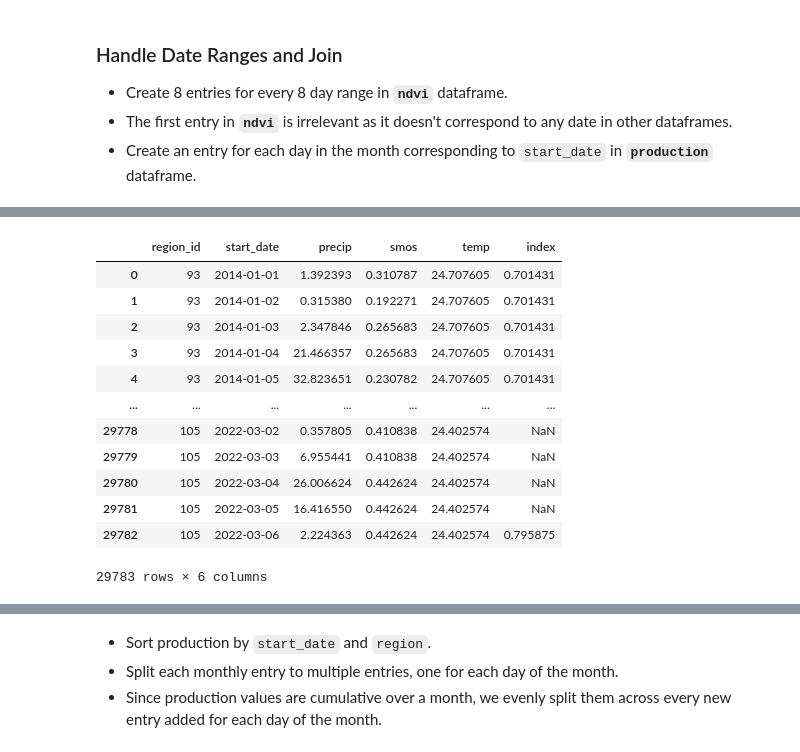
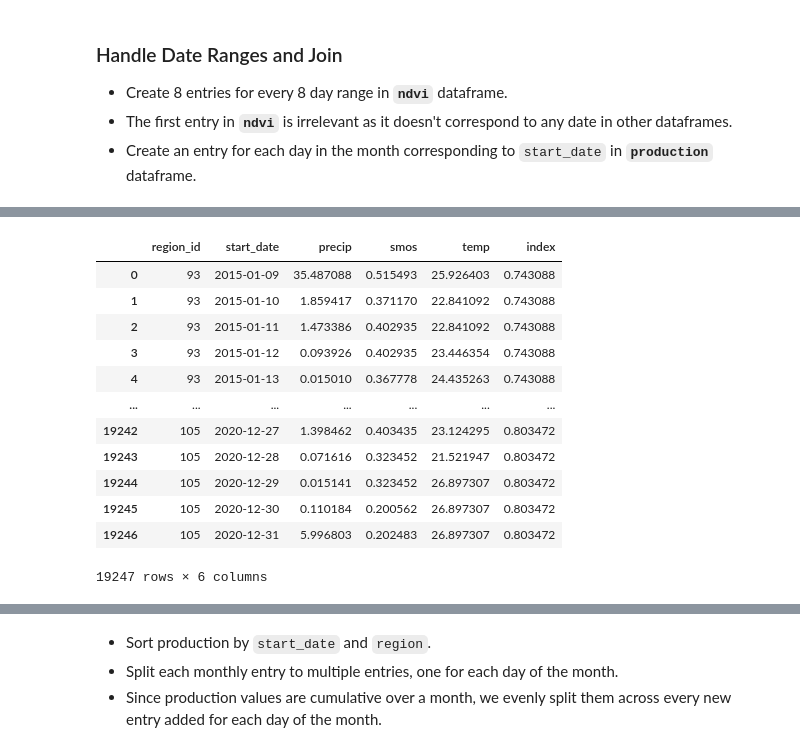
Before and after one commit to codexceed/MS-CS, a Jupyter notebook: Courses/Database Systems/Final Project/ml/Grople Syrup DB to ML.ipynb, the cells around one changed output, grey strips where cells are left out. Cells and saved outputs as stored; diff of their text form; code cells hidden in the pictures.

```diff
--- a/Courses/Database Systems/Final Project/ml/Grople Syrup DB to ML.ipynb
+++ b/Courses/Database Systems/Final Project/ml/Grople Syrup DB to ML.ipynb
@@ -8,7 +8,7 @@ from sqlalchemy import create_engine
 # %% [markdown]
 ## Setup DB
 # %%
-grople_db = create_engine("sqlite:///../db/grople.db")
+grople_db = create_engine("sqlite:///../grople.db")
 # %% [markdown]
 ## Data Analysis
 # %%
@@ -211,23 +254,23 @@ merge_ndvi = merge_ndvi.drop(columns="start_date")
 # %%
 ## Join NDVI to others
 joint_ndvi_df = pd.merge(joint_df,
                     merge_ndvi,
-                    how="left",
+                    how="inner",
                     left_on=["start_date", "region_id"],
                     right_on=["curr_date", "region_id"])
 joint_ndvi_df = joint_ndvi_df.drop(columns="curr_date")
 joint_ndvi_df
 # %% [output]
 |  | region_id | start_date | precip | smos | temp | index |
-| 0 | 93 | 2014-01-01 | 1.392393 | 0.310787 | 24.707605 | 0.701431 |
-| 1 | 93 | 2014-01-02 | 0.315380 | 0.192271 | 24.707605 | 0.701431 |
-| 2 | 93 | 2014-01-03 | 2.347846 | 0.265683 | 24.707605 | 0.701431 |
-| 3 | 93 | 2014-01-04 | 21.466357 | 0.265683 | 24.707605 | 0.701431 |
-| 4 | 93 | 2014-01-05 | 32.823651 | 0.230782 | 24.707605 | 0.701431 |
+| 0 | 93 | 2015-01-09 | 35.487088 | 0.515493 | 25.926403 | 0.743088 |
+| 1 | 93 | 2015-01-10 | 1.859417 | 0.371170 | 22.841092 | 0.743088 |
+| 2 | 93 | 2015-01-11 | 1.473386 | 0.402935 | 22.841092 | 0.743088 |
+| 3 | 93 | 2015-01-12 | 0.093926 | 0.402935 | 23.446354 | 0.743088 |
+| 4 | 93 | 2015-01-13 | 0.015010 | 0.367778 | 24.435263 | 0.743088 |
 | ... | ... | ... | ... | ... | ... | ... |
-| 29778 | 105 | 2022-03-02 | 0.357805 | 0.410838 | 24.402574 | NaN |
-| 29779 | 105 | 2022-03-03 | 6.955441 | 0.410838 | 24.402574 | NaN |
-| 29780 | 105 | 2022-03-04 | 26.006624 | 0.442624 | 24.402574 | NaN |
-| 29781 | 105 | 2022-03-05 | 16.416550 | 0.442624 | 24.402574 | NaN |
-| 29782 | 105 | 2022-03-06 | 2.224363 | 0.442624 | 24.402574 | 0.795875 |
+| 19242 | 105 | 2020-12-27 | 1.398462 | 0.403435 | 23.124295 | 0.803472 |
+| 19243 | 105 | 2020-12-28 | 0.071616 | 0.323452 | 21.521947 | 0.803472 |
+| 19244 | 105 | 2020-12-29 | 0.015141 | 0.323452 | 26.897307 | 0.803472 |
+| 19245 | 105 | 2020-12-30 | 0.110184 | 0.200562 | 26.897307 | 0.803472 |
+| 19246 | 105 | 2020-12-31 | 5.996803 | 0.202483 | 26.897307 | 0.803472 |
-29783 rows × 6 columns
+19247 rows × 6 columns
```
Also changed, not shown: parts of 18 cells of this notebook, 8 other files.
